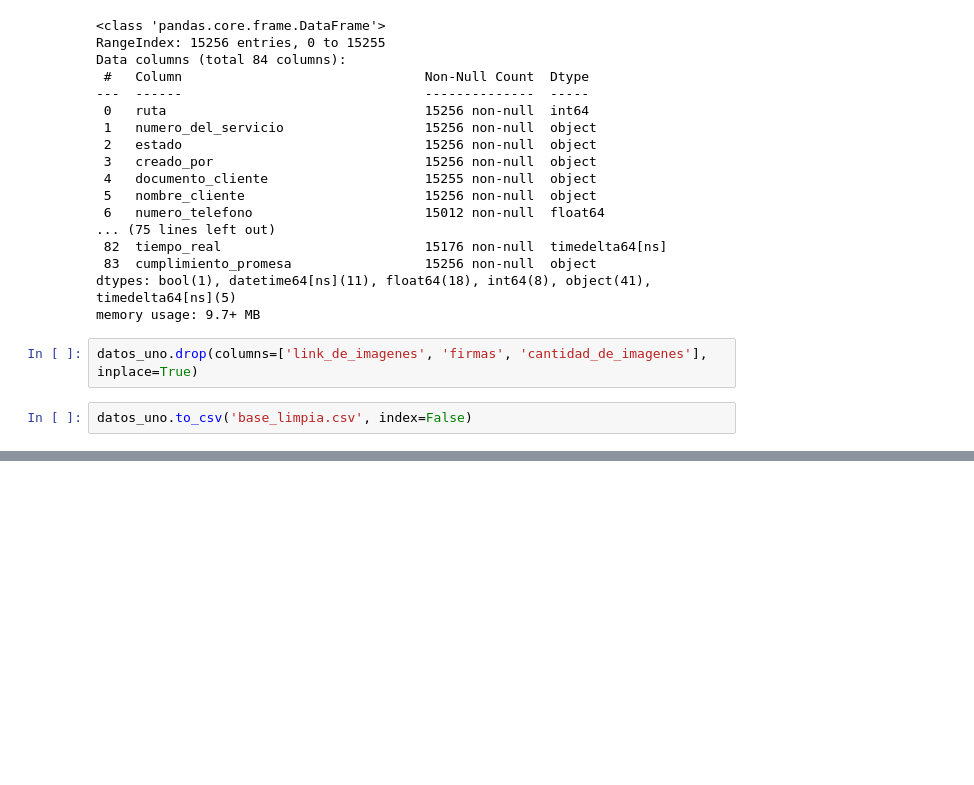
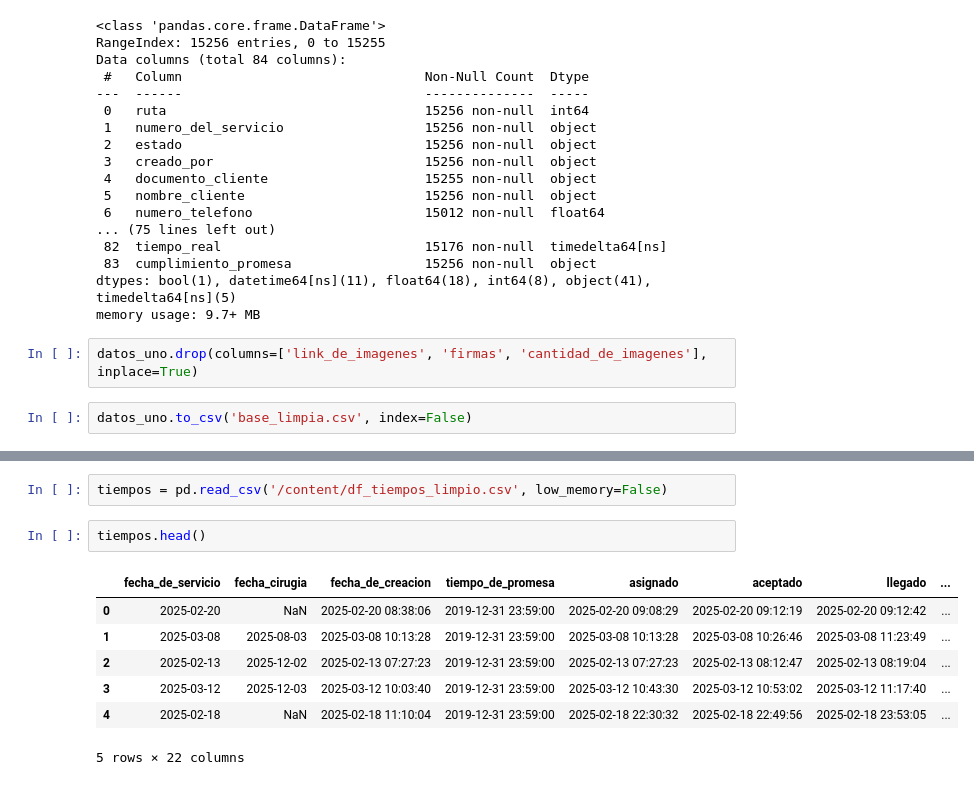
Before and after one commit to r2x4/quick__practice, a Jupyter notebook: quick_practise.ipynb, the cells around one changed output, grey strips where cells are left out. Drawn from its saved outputs; the diff is of its cells as text; blank space fills up the shorter version.

```diff
--- a/quick_practise.ipynb
+++ b/quick_practise.ipynb
@@ -409,0 +446,12 @@ datos_uno.to_csv('base_limpia.csv', index=False)
+# %%
+tiempos = pd.read_csv('/content/df_tiempos_limpio.csv', low_memory=False)
+# %%
+tiempos.head()
+# %% [output]
+|  | fecha_de_servicio | fecha_cirugia | fecha_de_creacion | tiempo_de_promesa | asignado | aceptado | llegado | ... |
+| 0 | 2025-02-20 | NaN | 2025-02-20 08:38:06 | 2019-12-31 23:59:00 | 2025-02-20 09:08:29 | 2025-02-20 09:12:19 | 2025-02-20 09:12:42 | ... |
+| 1 | 2025-03-08 | 2025-08-03 | 2025-03-08 10:13:28 | 2019-12-31 23:59:00 | 2025-03-08 10:13:28 | 2025-03-08 10:26:46 | 2025-03-08 11:23:49 | ... |
+| 2 | 2025-02-13 | 2025-12-02 | 2025-02-13 07:27:23 | 2019-12-31 23:59:00 | 2025-02-13 07:27:23 | 2025-02-13 08:12:47 | 2025-02-13 08:19:04 | ... |
+| 3 | 2025-03-12 | 2025-12-03 | 2025-03-12 10:03:40 | 2019-12-31 23:59:00 | 2025-03-12 10:43:30 | 2025-03-12 10:53:02 | 2025-03-12 11:17:40 | ... |
+| 4 | 2025-02-18 | NaN | 2025-02-18 11:10:04 | 2019-12-31 23:59:00 | 2025-02-18 22:30:32 | 2025-02-18 22:49:56 | 2025-02-18 23:53:05 | ... |
+5 rows × 22 columns
```
Also changed, not shown: parts of 5 cells of this notebook.
